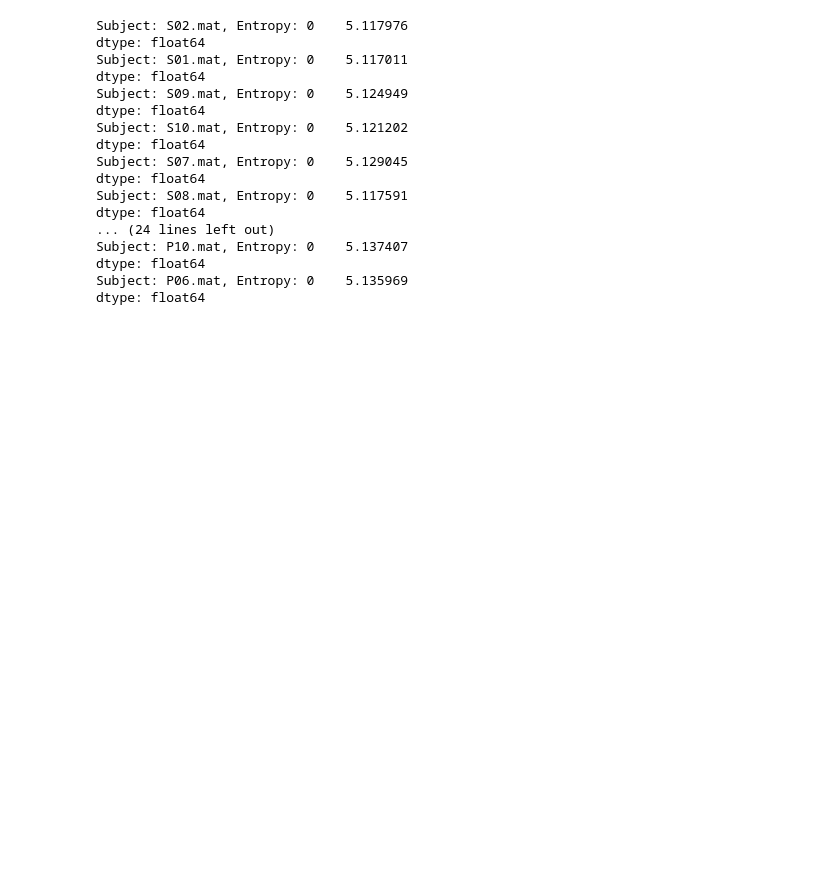
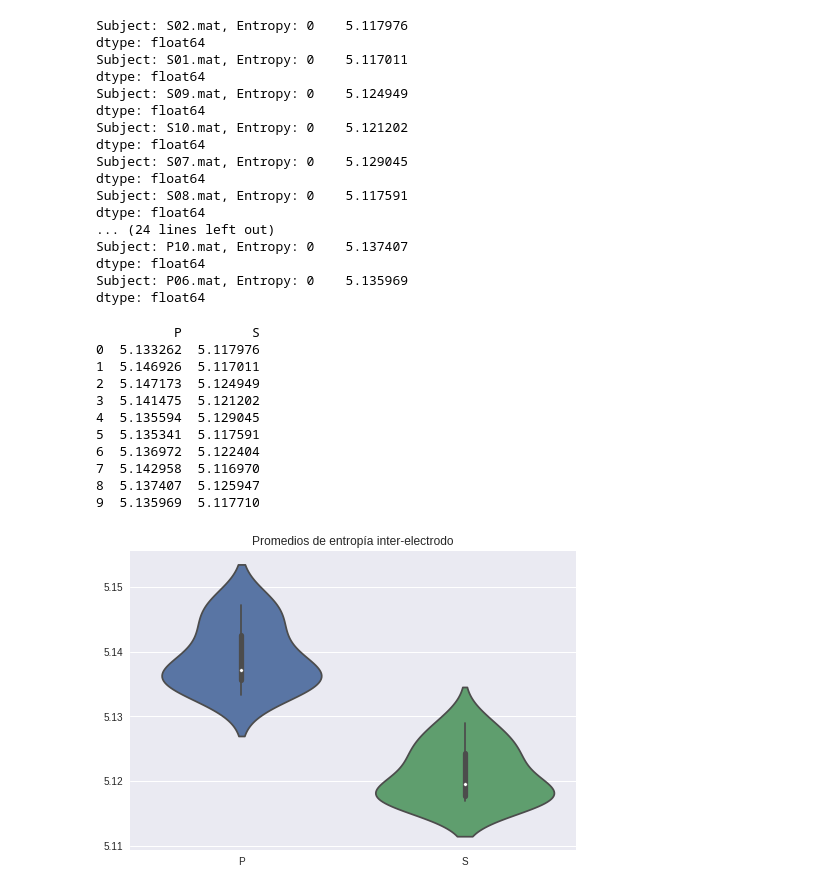
Before and after one commit to gfourcade/cienciadatos, a Jupyter notebook: tp2/tp2.ipynb, the cells around one changed output. Drawn from its saved outputs; the diff is of its cells as text; code cells hidden in the pictures; blank space fills up the shorter version.

```diff
--- a/tp2/tp2.ipynb
+++ b/tp2/tp2.ipynb
@@ -646,3 +672,27 @@ Subject: P10.mat, Entropy: 0    5.137407
 dtype: float64
 Subject: P06.mat, Entropy: 0    5.135969
 dtype: float64
+# %%
+global_means_for_s = [ 5.117976,5.117011,5.124949,5.121202,5.129045,5.117591,5.122404,5.11697,5.125947,5.11771 ]
+global_means_for_p = [ 5.133262,5.146926,5.147173,5.141475,5.135594,5.135341,5.136972,5.142958,5.137407,5.135969 ]
+
+data={'S':global_means_for_s,'P':global_means_for_p}
+df = pd.DataFrame(data)
+print(df)
+ax = sns.violinplot(data=df)
+#ax.set_yscale('log')
+plt.title('Promedios de entropía inter-electrodo')
+plt.show()
+# %% [output]
+          P         S
+0  5.133262  5.117976
+1  5.146926  5.117011
+2  5.147173  5.124949
+3  5.141475  5.121202
+4  5.135594  5.129045
+5  5.135341  5.117591
+6  5.136972  5.122404
+7  5.142958  5.116970
+8  5.137407  5.125947
+9  5.135969  5.117710
+[figure, added]
```
Also changed, not shown: parts of 1 cell of this notebook.
